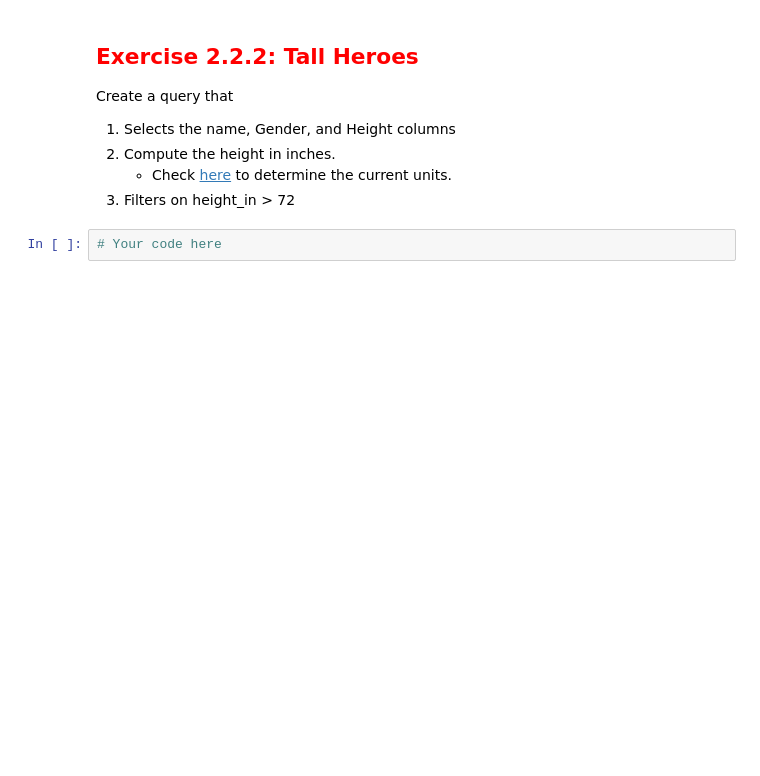
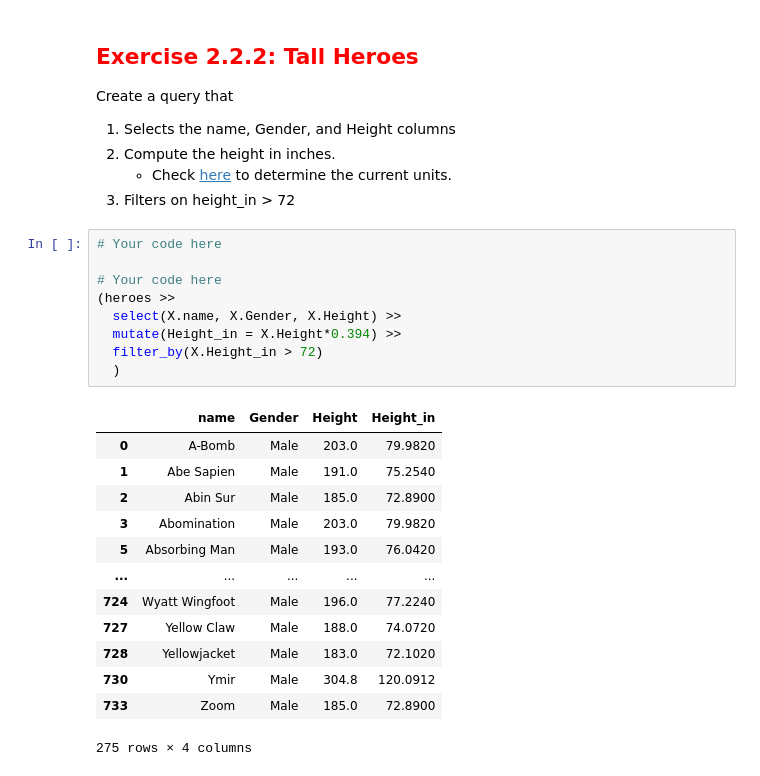
Before and after one commit to dreols01/module2_intro_to_pandas, a Jupyter notebook: 2_2_dataframe_verbs_select_filter_mutate.ipynb, the cells around one changed output. Saved outputs shown, nothing was run; the diff lists cells and outputs as text; blank space fills up the shorter version.

```diff
--- a/2_2_dataframe_verbs_select_filter_mutate.ipynb
+++ b/2_2_dataframe_verbs_select_filter_mutate.ipynb
@@ -228,5 +269,26 @@ Create a query that
 2. Compute the height in inches.
     * Check [here](https://www.kaggle.com/claudiodavi/superhero-set) to determine the current units.
 3. Filters on height_in > 72
-# %%
-# Your code here
+# %%
+# Your code here
+
+# Your code here
+(heroes >>
+  select(X.name, X.Gender, X.Height) >>
+  mutate(Height_in = X.Height*0.394) >>
+  filter_by(X.Height_in > 72)
+  )
+# %% [output]
+|  | name | Gender | Height | Height_in |
+| 0 | A-Bomb | Male | 203.0 | 79.9820 |
+| 1 | Abe Sapien | Male | 191.0 | 75.2540 |
+| 2 | Abin Sur | Male | 185.0 | 72.8900 |
+| 3 | Abomination | Male | 203.0 | 79.9820 |
+| 5 | Absorbing Man | Male | 193.0 | 76.0420 |
+| ... | ... | ... | ... | ... |
+| 724 | Wyatt Wingfoot | Male | 196.0 | 77.2240 |
+| 727 | Yellow Claw | Male | 188.0 | 74.0720 |
+| 728 | Yellowjacket | Male | 183.0 | 72.1020 |
+| 730 | Ymir | Male | 304.8 | 120.0912 |
+| 733 | Zoom | Male | 185.0 | 72.8900 |
+275 rows × 4 columns
```
Also changed, not shown: parts of 10 cells of this notebook.
